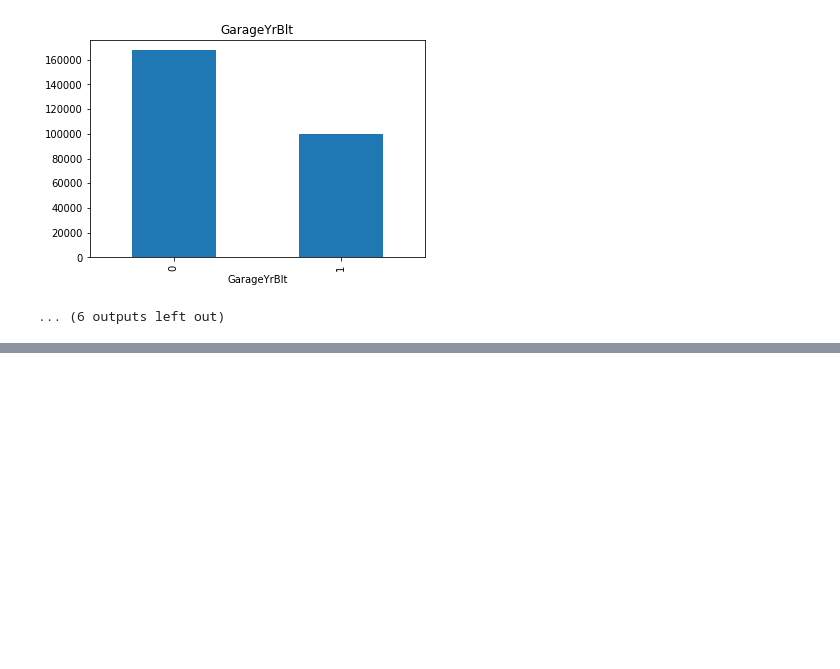
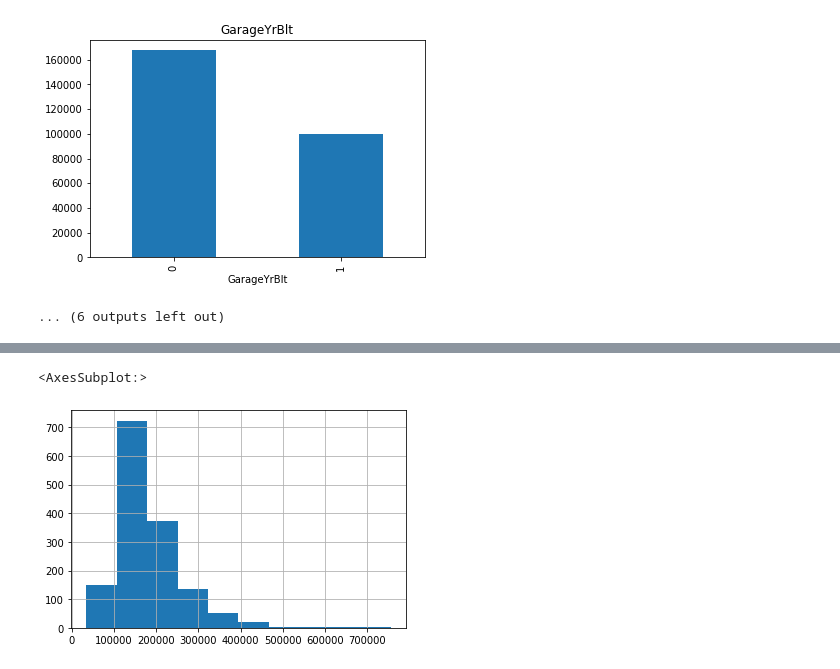
Before and after one commit to ammartin8/housing_price_prediction, a Jupyter notebook: housing_prediction_analysis_eda.ipynb, the cells around one changed output, grey strips where cells are left out. Cells and saved outputs as stored; diff of their text form; code cells hidden in the pictures; blank space fills up the shorter version.

```diff
--- a/housing_prediction_analysis_eda.ipynb
+++ b/housing_prediction_analysis_eda.ipynb
@@ -104,0 +158,6 @@ for feature in feat_with_na:
+# %%
+# Using median or mean?
+df['SalePrice'].hist()
+# %% [output]
+<AxesSubplot:>
+[figure, added]
```
Also changed, not shown: parts of 13 cells of this notebook.
